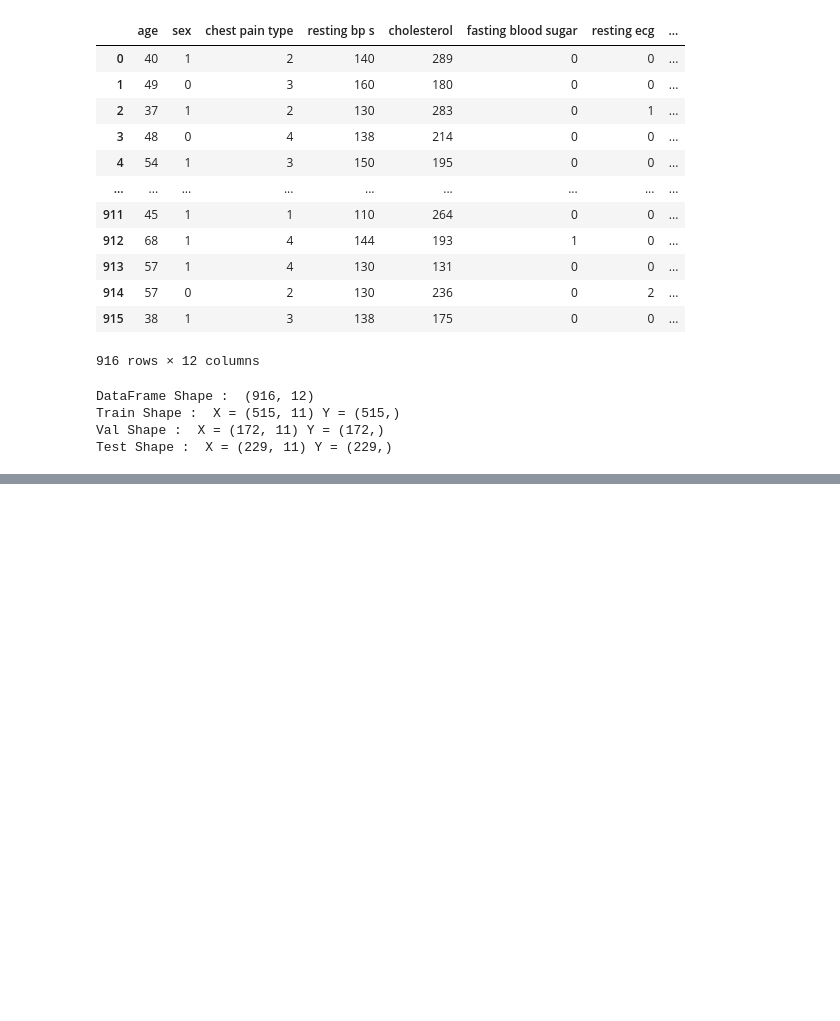
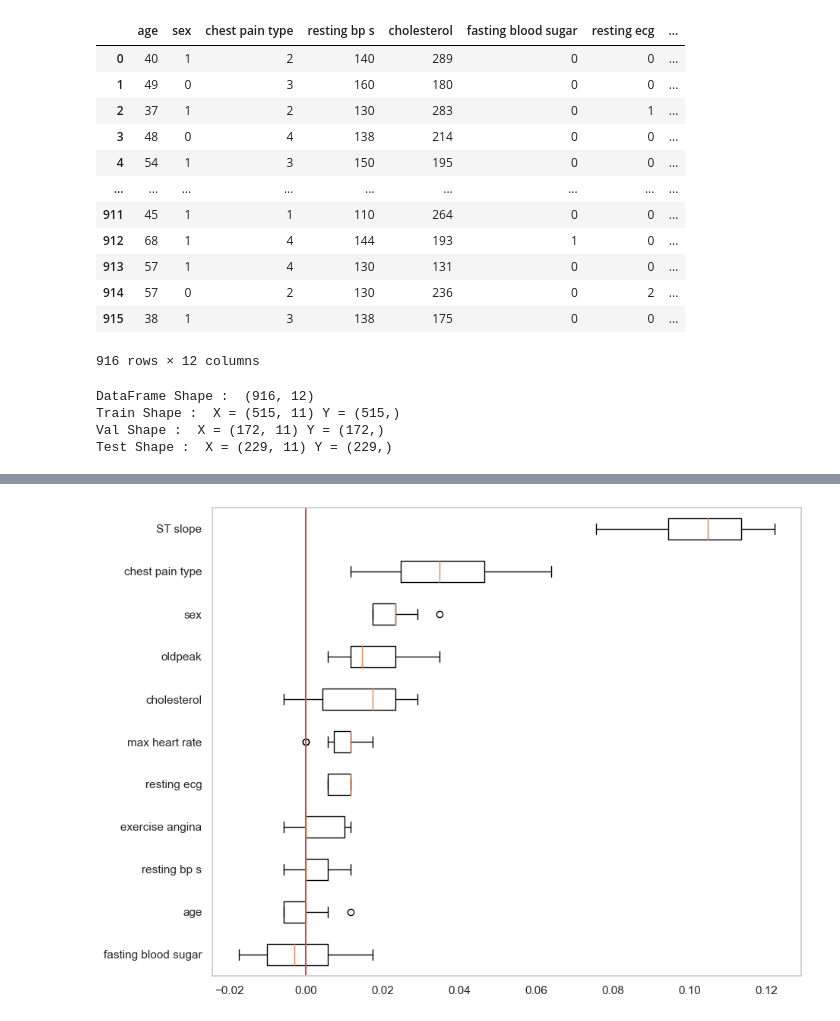
Before and after one commit to pauljo13/Heart-Disease-AI-kaggle, a Jupyter notebook: hd.ipynb, the cells around one changed output, grey strips where cells are left out. Cells and saved outputs as stored; diff of their text form; code cells hidden in the pictures; blank space fills up the shorter version.

```diff
--- a/hd.ipynb
+++ b/hd.ipynb
@@ -1502,0 +1688,14 @@ Test Shape :  X = (229, 11) Y = (229,)
+# %%
+from sklearn.inspection import permutation_importance
+
+pfi1 = permutation_importance(model, X_val, y_val, n_repeats=10,
+                              scoring = 'accuracy', random_state=20)
+
+sorted_idx = pfi1.importances_mean.argsort()
+plt.figure(figsize = (10, 8))
+plt.boxplot(pfi1.importances[sorted_idx].T, vert=False, labels=X_train.columns[sorted_idx])
+plt.axvline(0, color = 'r')
+plt.grid()
+plt.show()
+# %% [output]
+[figure, added]
```
Also changed, not shown: parts of 21 cells of this notebook, 1 other file.
